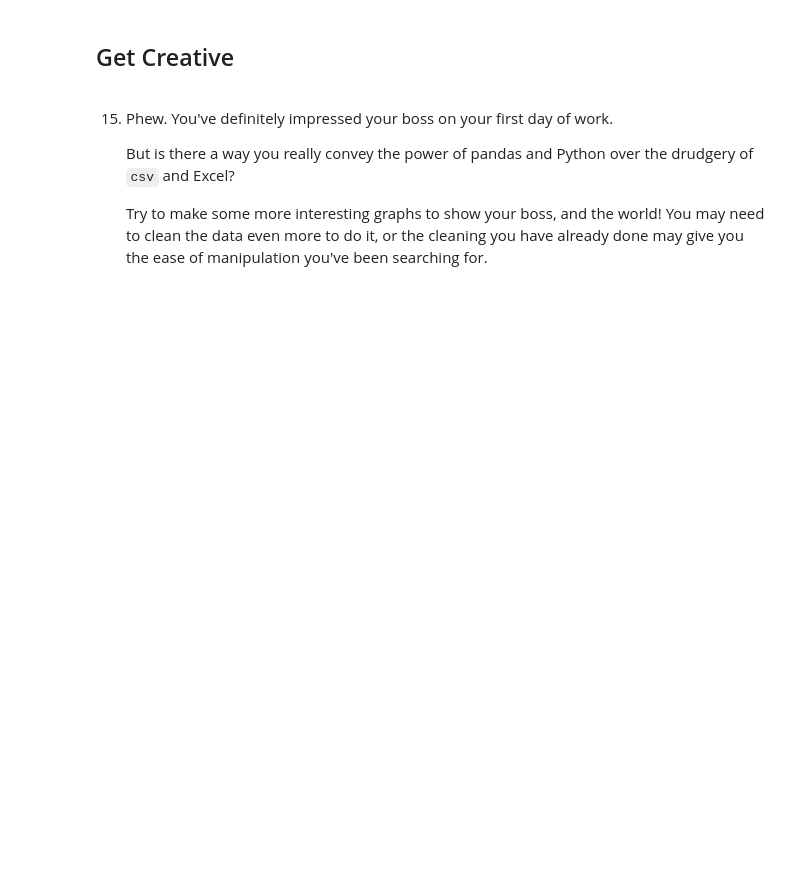
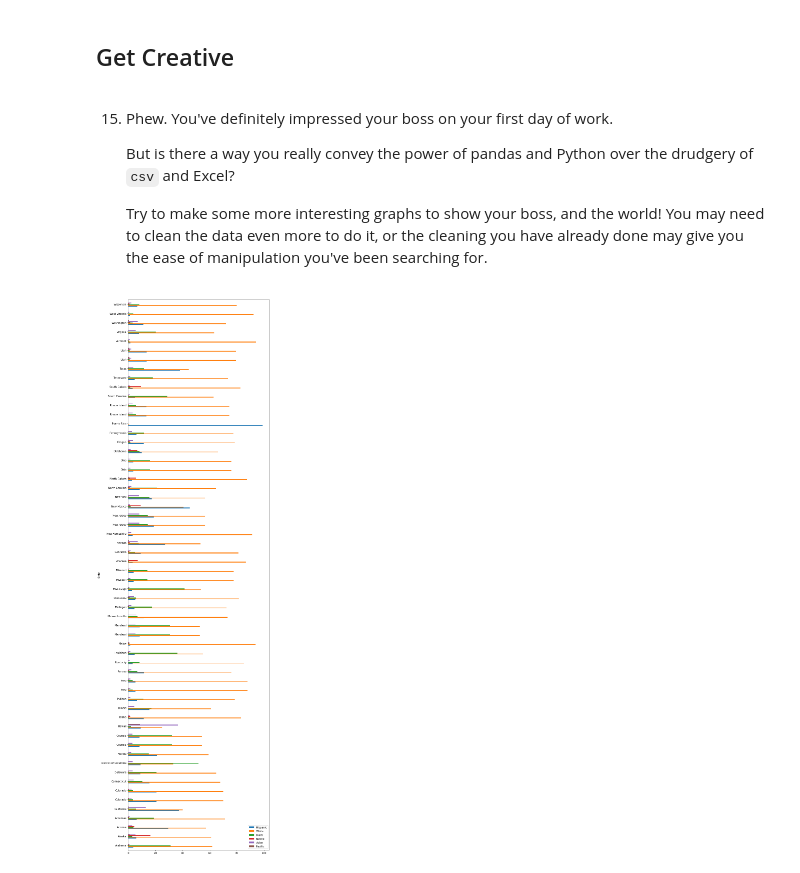
Before and after one commit to tylerjamesf/Cleaning-US-Census-Data, a Jupyter notebook: Cleaning US Census Data.ipynb, the cells around one changed output. Saved outputs shown, nothing was run; the diff lists cells and outputs as text; code cells hidden in the pictures; blank space fills up the shorter version.

```diff
--- a/Cleaning US Census Data.ipynb
+++ b/Cleaning US Census Data.ipynb
@@ -294,3 +300,8 @@ us_census
     But is there a way you really convey the power of pandas and Python over the drudgery of `csv` and Excel?
 
     Try to make some more interesting graphs to show your boss, and the world! You may need to clean the data even more to do it, or the cleaning you have already done may give you the ease of manipulation you've been searching for.
+# %%
+us_census.plot.barh(x='State', y=cols, figsize=(10,40))
+plt.savefig('states.pdf')
+# %% [output]
+[figure, added]
```
Also changed, not shown: parts of 1 cell of this notebook, 1 other file.
